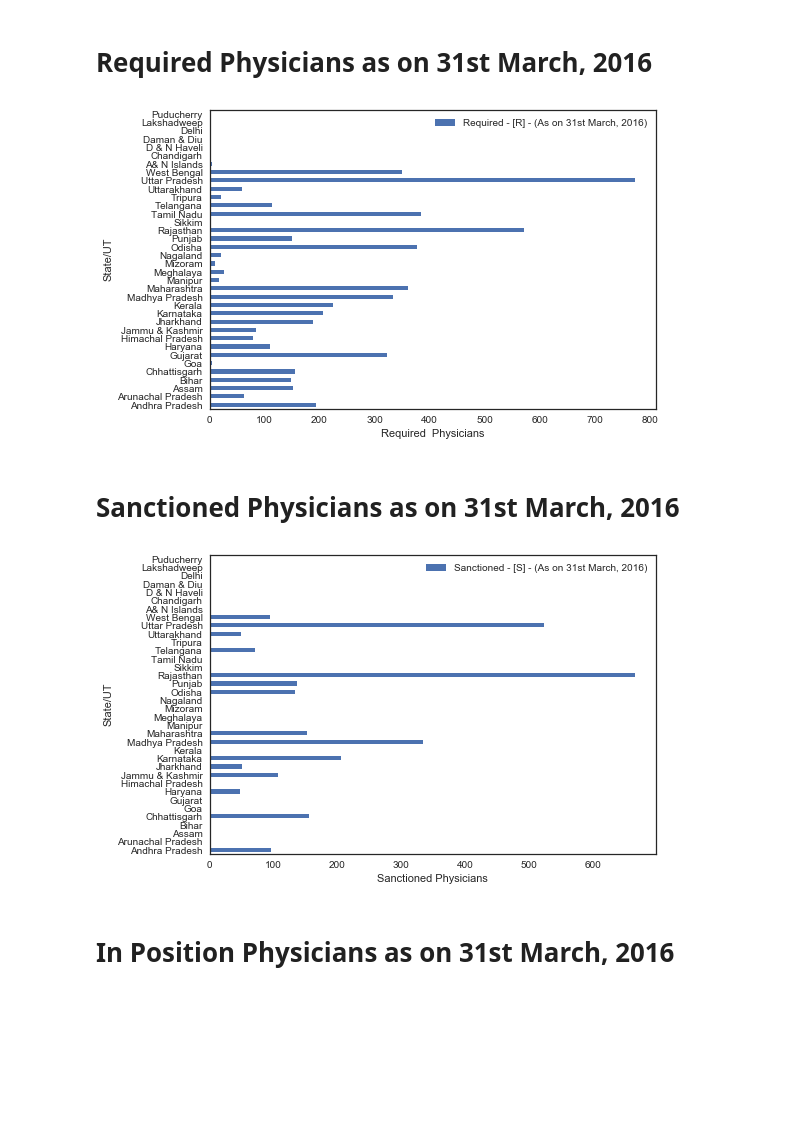
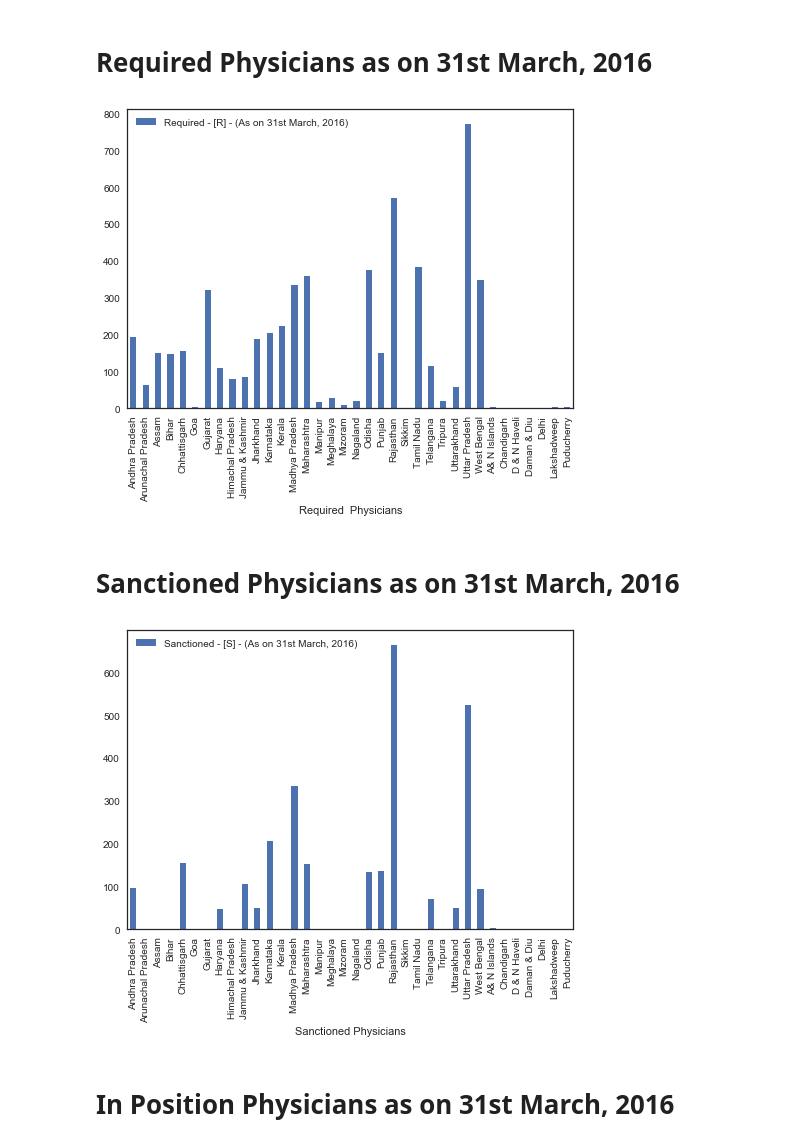
Before and after one commit to piyushsharma98/Valience_problem, a Jupyter notebook: Valiance.ipynb, the cells around one changed output. Cells and saved outputs as stored; diff of their text form; code cells hidden in the pictures; blank space fills up the shorter version.

```diff
--- a/Valiance.ipynb
+++ b/Valiance.ipynb
@@ -4,6 +4,7 @@
 import pandas as pd
 import seaborn as sns
 import matplotlib.pyplot as plt
+sns.set(style="white", color_codes=True)
 # %% [markdown]
 # Statistics of State/Ut-wise Physicians at CHCs as on 31st March, 2016
 # %%
@@ -30,19 +31,19 @@ physicians
 # %% [markdown]
 # Required Physicians as on 31st March, 2016
 # %%
-physicians.plot(kind="barh", x="State/UT", y="Required - [R] - (As on 31st March, 2016)")
+physicians.plot(kind="bar", x="State/UT", y="Required - [R] - (As on 31st March, 2016)")
 plt.xlabel('Required  Physicians')
 plt.show()
 # %% [output]
-[figure, old version]
+[figure, new version]
 # %% [markdown]
 # Sanctioned Physicians as on 31st March, 2016
 # %%
-physicians.plot(kind="barh", x="State/UT", y="Sanctioned - [S] - (As on 31st March, 2016)")
+physicians.plot(kind="bar", x="State/UT", y="Sanctioned - [S] - (As on 31st March, 2016)")
 plt.xlabel('Sanctioned Physicians')
 plt.show()
 # %% [output]
-[figure, old version]
+[figure, new version]
 # %% [markdown]
 # In Position Physicians as on 31st March, 2016
 # %%
```
Also changed, not shown: parts of 3 cells of this notebook.
